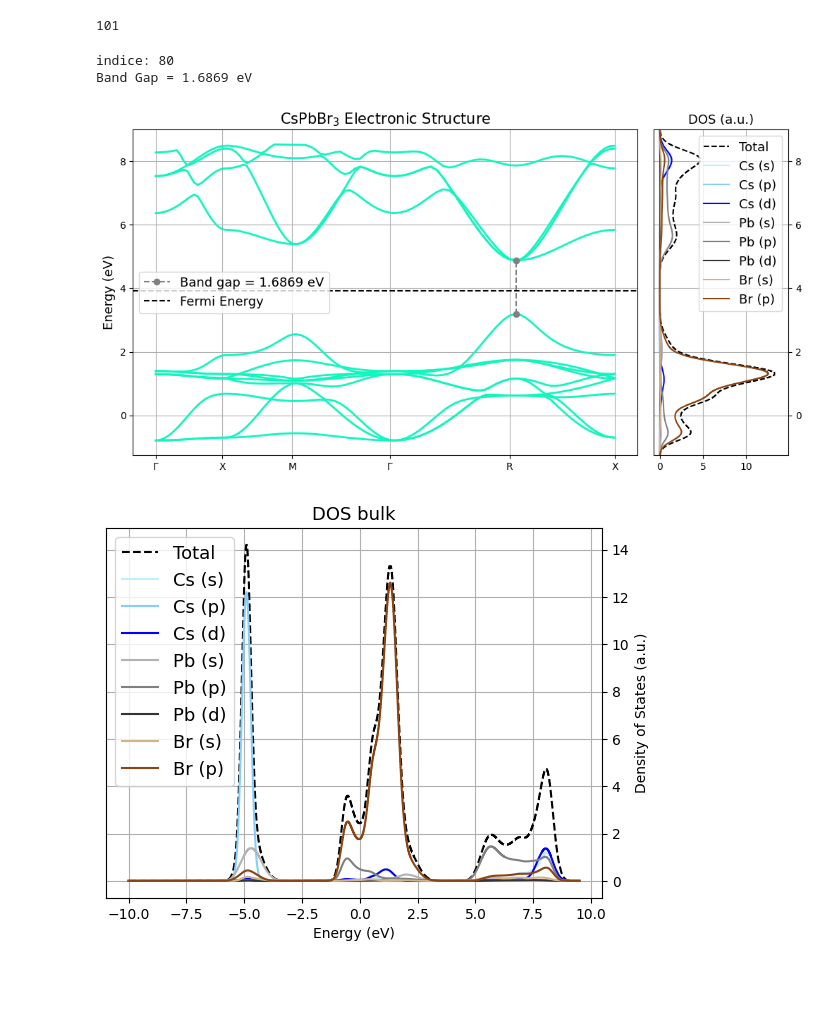
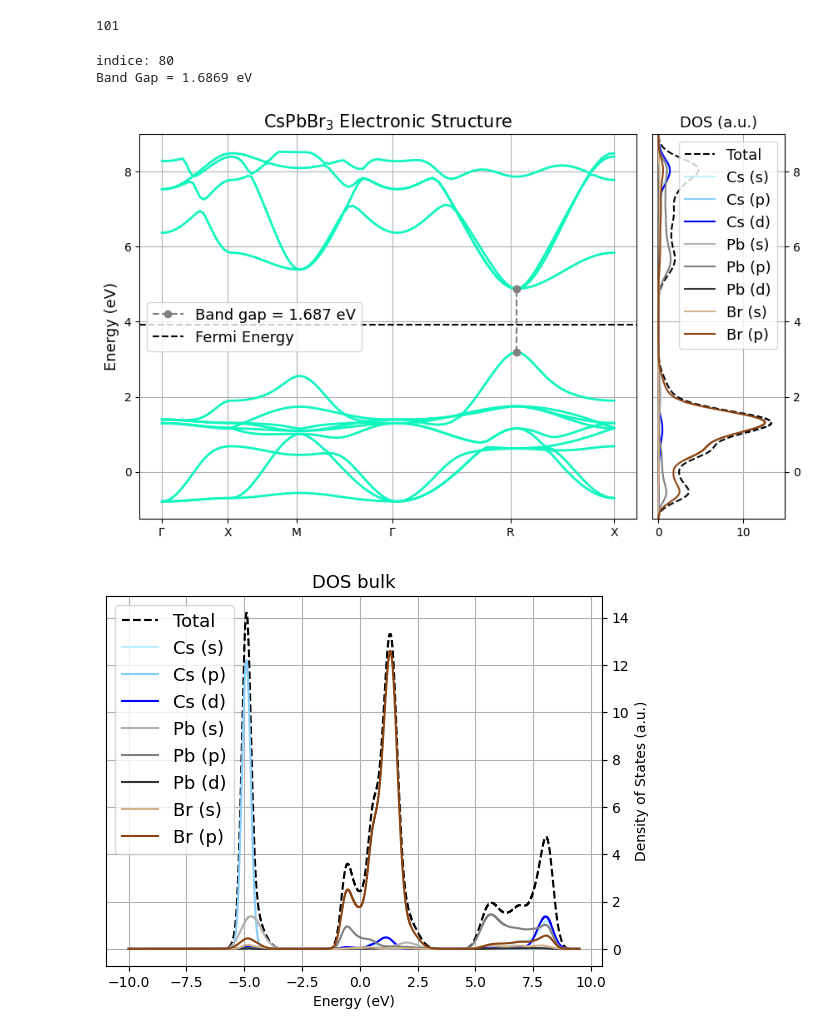
Before and after one commit to gabrielxvr/PeQDs-morphology-analysis, a Jupyter notebook: BANDS.ipynb, the cells around one changed output. Saved outputs shown, nothing was run; the diff lists cells and outputs as text; code cells hidden in the pictures; blank space fills up the shorter version.

```diff
--- a/BANDS.ipynb
+++ b/BANDS.ipynb
@@ -45,7 +45,7 @@ len(indices)
 nbnd = len(bandas.keys())-1
 k_nodes = [indices[0], indices[19], indices[39], indices[59], indices[79], indices[-1]]
 
-fig, (ax, ax_dos) = plt.subplots(1, 2, figsize=(12, 6), gridspec_kw={'width_ratios': [3, 0.8]})
+fig, (ax, ax_dos) = plt.subplots(1, 2, figsize=(10, 6), gridspec_kw={'width_ratios': [3, 0.8]})
 
 for i in range(13,nbnd):
     ax.plot(bandas['k'], bandas['e'+str(i)], c = '#0ff6be', linewidth = 2)
@@ -57,35 +57,35 @@ fermi = 3.9128
 bg = min(np.array(bandas['e22'])- np.array(bandas['e21']))
 print('indice:', list(np.array(bandas['e22'])- np.array(bandas['e21'])).index(bg))
 print('Band Gap =', bg, 'eV')
 x1, y1 = bandas['k'][80], bandas['e21'][80]
 x2, y2 = bandas['k'][80], bandas['e22'][80]
-ax.plot([x1, x2], [y1, y2], color='0.5', linestyle='--', marker='o', label='Band gap = 1.6869 eV')
+ax.plot([x1, x2], [y1, y2], color='0.5', linestyle='--', marker='o', label=f'Band gap = {bg:.3f} eV')
 ax.set_xticks(k_nodes)
 ax.set_xticklabels(["$\Gamma$","X","M", "$\Gamma$", 'R', 'X'])
 ax.grid('--')
 ax.set_title(r'CsPbBr$_3$ Electronic Structure', fontsize = 15)
 ax.axhline(fermi, linestyle = '--', color = '0', label = 'Fermi Energy')
 ax.legend(loc = 'center left', fontsize = 13)
 ax.set_ylabel('Energy (eV)', fontsize = 13)
 
 #DOS
 ax_dos.set_title('DOS (a.u.)', fontsize = 13)
 #ax_dos.set_xlim(0,3)
 ax_dos.plot(DOS, E, color='0', label='Total', linestyle = '--')
 for i in range(8):
     ax_dos.plot(np.array(dos_objects[i]['pdos(E)']) ,np.array(dos_objects[i]['E(eV)']), label = dos_legends[i], c= DOS_colors[i])
     ax_dos.yaxis.set_label_position("right")
     ax_dos.legend(loc='upper right', fontsize = 13)
     ax_dos.grid('--')
     ax_dos.yaxis.tick_right()
 fig.subplots_adjust(wspace=0.05)
 ax_dos.set_ylim(ax.get_ylim())
 
 plt.savefig('CsPbBr3/banda_CsPbBr3.png', dpi = 200)
 # %% [output]
 indice: 80
 Band Gap = 1.6869 eV
-[figure, old version]
+[figure, new version]
 # %%
 fig, ax_dos = plt.subplots(1,1)
 
```
Also changed, not shown: parts of 27 cells of this notebook, 46 other files.
